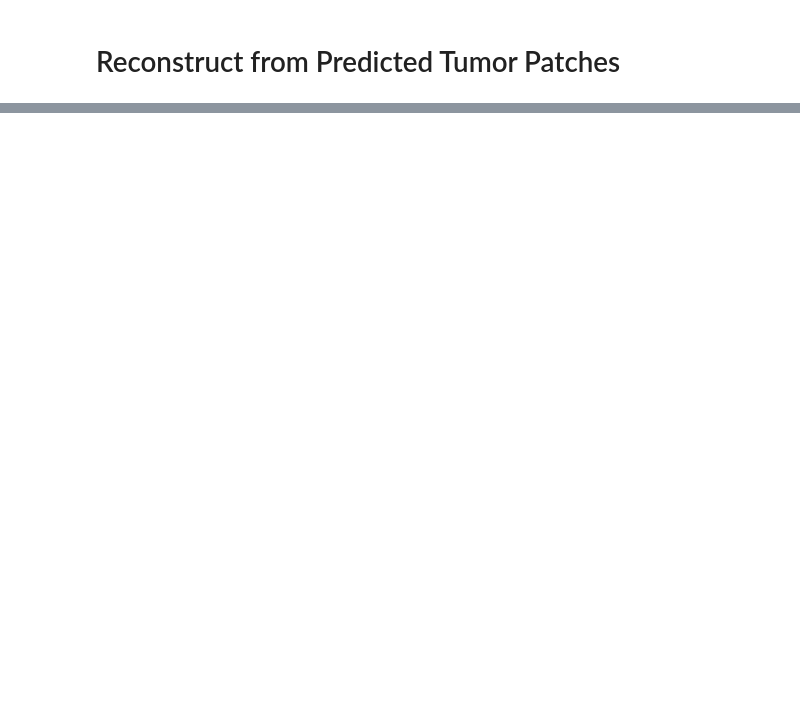
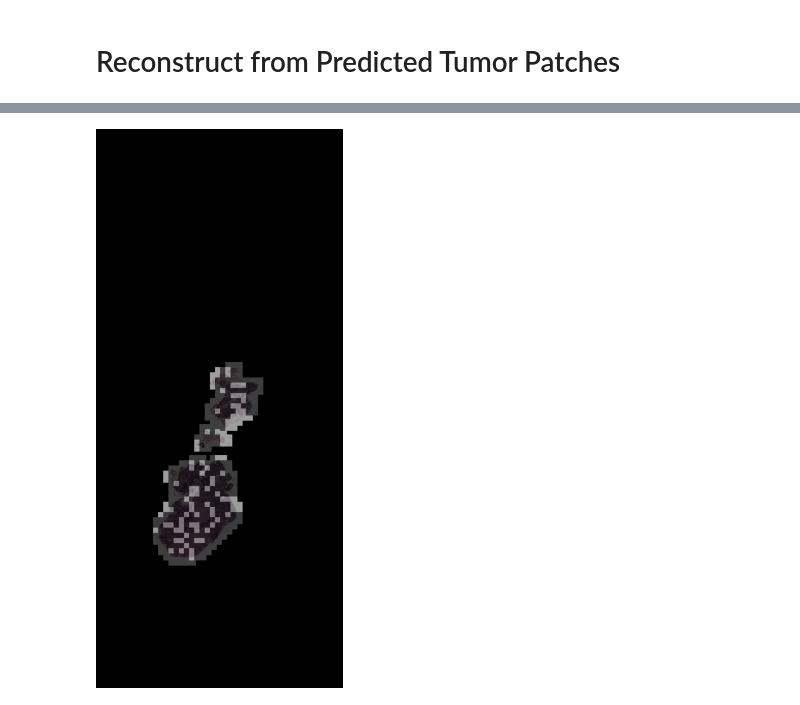
Before and after one commit to lingruiluo/TumorDetection, a Jupyter notebook: model_building_update.ipynb, the cells around one changed output, grey strips where cells are left out. Drawn from its saved outputs; the diff is of its cells as text; code cells hidden in the pictures; blank space fills up the shorter version.

```diff
--- a/model_building_update.ipynb
+++ b/model_building_update.ipynb
@@ -947,2 +956,4 @@ img_true.resize(map(lambda x: int(x / 8), img.size))
 # %%
-img_pred.resize(map(lambda x: int(x / 8), img.size))
+img_pred.resize(map(lambda x: int(x / 16), img_pred.size))
+# %% [output]
+[figure, added]
```
Also changed, not shown: parts of 38 cells of this notebook.
